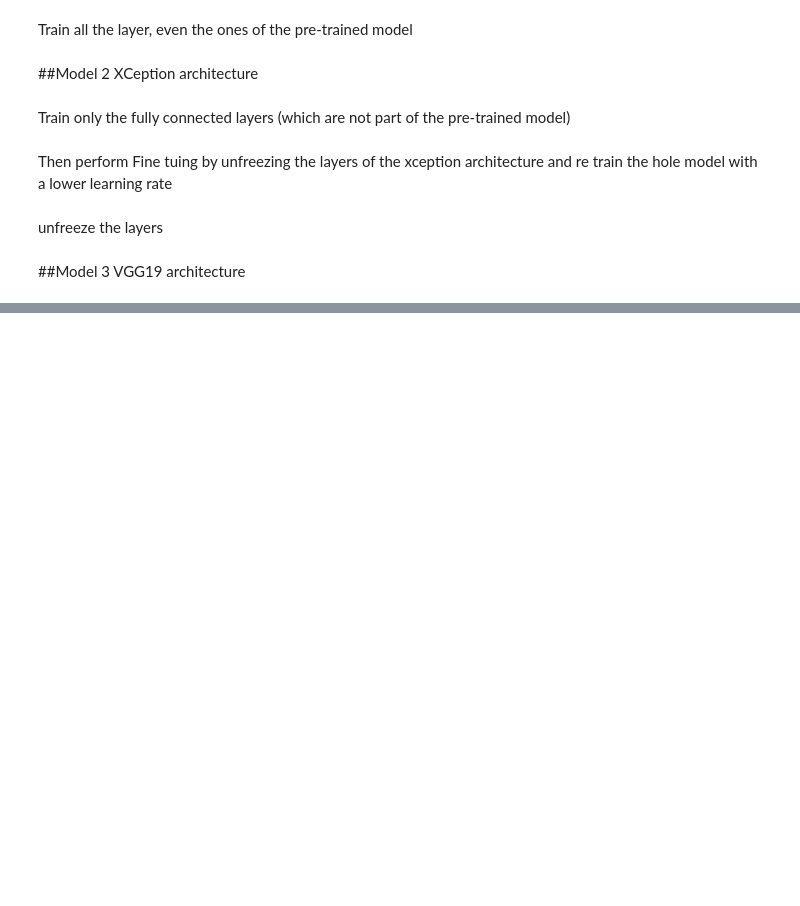
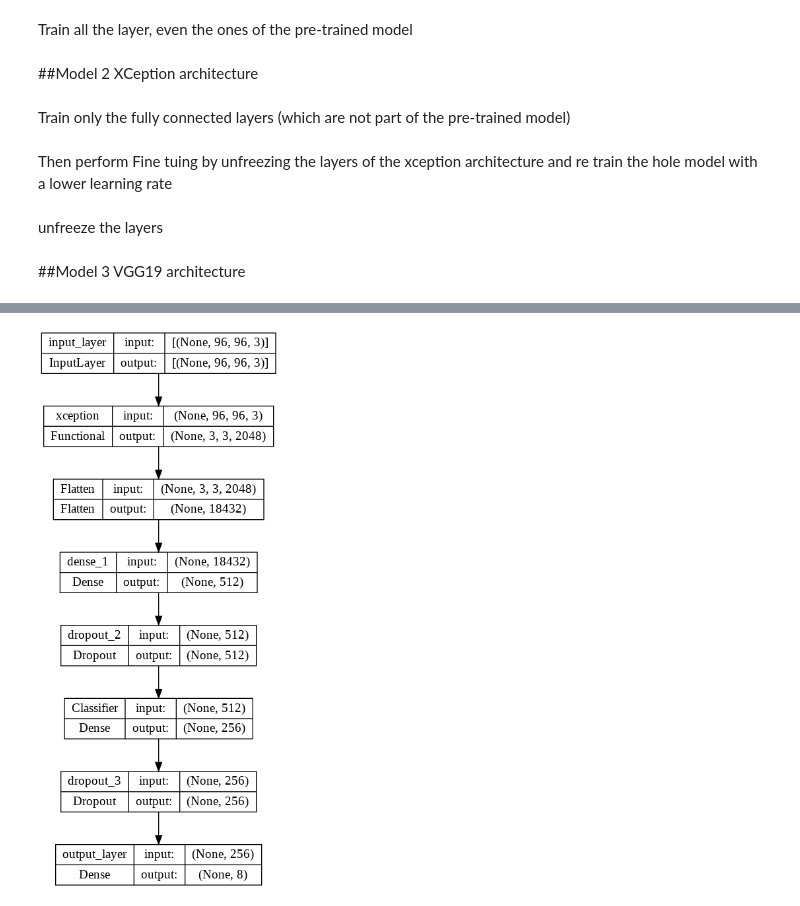
Before and after one commit to maurofama99/AN2DL_Homeworks, a Jupyter notebook: final_model.ipynb, the cells around one changed output, grey strips where cells are left out. Saved outputs shown, nothing was run; the diff lists cells and outputs as text; code cells hidden in the pictures; blank space fills up the shorter version.

```diff
--- a/final_model.ipynb
+++ b/final_model.ipynb
@@ -653,0 +565,4 @@ testModel(valid_gen, ensemble_model)
+# %%
+plot_model(second_model, show_shapes=True, show_layer_names=True)
+# %% [output]
+[figure, added]
```
Also changed, not shown: parts of 58 cells of this notebook.
